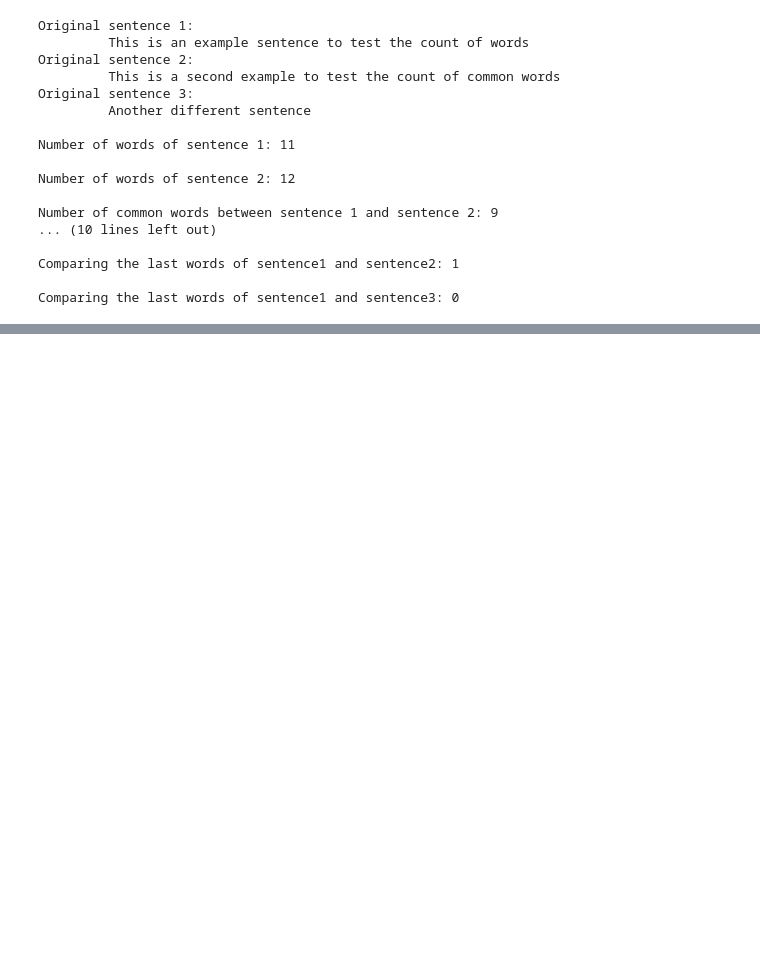
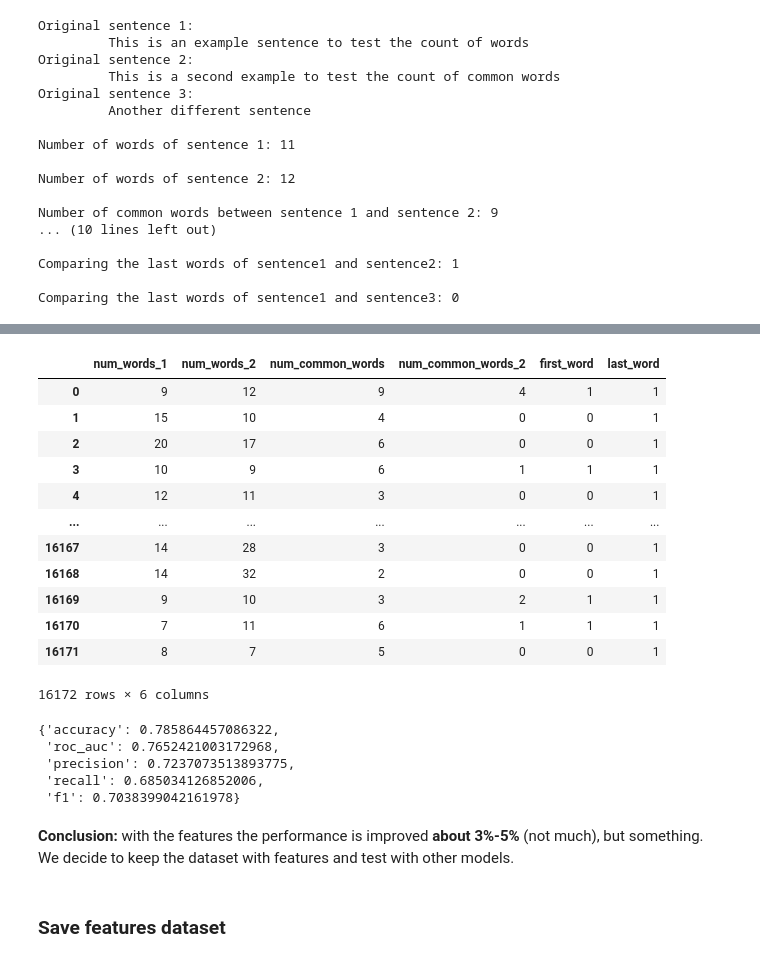
Before and after one commit to ClaudiaValverde/quora-challenge, a Jupyter notebook: utils_Alba.ipynb, the cells around one changed output, grey strips where cells are left out. Drawn from its saved outputs; the diff is of its cells as text; code cells hidden in the pictures; blank space fills up the shorter version.

```diff
--- a/utils_Alba.ipynb
+++ b/utils_Alba.ipynb
@@ -505,0 +820,17 @@ Comparing the last words of sentence1 and sentence3: 0
+# %%
+X_te_features = build_numeric_features(q1_test, q2_test)
+X_te_features
+# %% [output]
+|  | num_words_1 | num_words_2 | num_common_words | num_common_words_2 | first_word | last_word |
+| 0 | 9 | 12 | 9 | 4 | 1 | 1 |
+| 1 | 15 | 10 | 4 | 0 | 0 | 1 |
+| 2 | 20 | 17 | 6 | 0 | 0 | 1 |
+| 3 | 10 | 9 | 6 | 1 | 1 | 1 |
+| 4 | 12 | 11 | 3 | 0 | 0 | 1 |
+| ... | ... | ... | ... | ... | ... | ... |
+| 16167 | 14 | 28 | 3 | 0 | 0 | 1 |
+| 16168 | 14 | 32 | 2 | 0 | 0 | 1 |
+| 16169 | 9 | 10 | 3 | 2 | 1 | 1 |
+| 16170 | 7 | 11 | 6 | 1 | 1 | 1 |
+| 16171 | 8 | 7 | 5 | 0 | 0 | 1 |
+16172 rows × 6 columns
@@ -505,0 +840,17 @@ Comparing the last words of sentence1 and sentence3: 0
+# %%
+# combine countvectorizer data with features
+X_te_features_sparse = scipy.sparse.hstack([X_te_q1q2_pre, scipy.sparse.csr_matrix(X_te_features)])
+
+# evaluate validation
+train_metrics2 = evaluate_model(X_te_features_sparse, y_te, model=logistic2, display=False)
+train_metrics2
+# %% [output]
+{'accuracy': 0.785864457086322,
+ 'roc_auc': 0.7652421003172968,
+ 'precision': 0.7237073513893775,
+ 'recall': 0.685034126852006,
+ 'f1': 0.7038399042161978}
+# %% [markdown]
+**Conclusion:** with the features the performance is improved **about 3%-5%** (not much), but something. We decide to keep the dataset with features and test with other models.
+# %% [markdown]
+### Save features dataset
```
Also changed, not shown: parts of 51 cells of this notebook, 15 other files.
